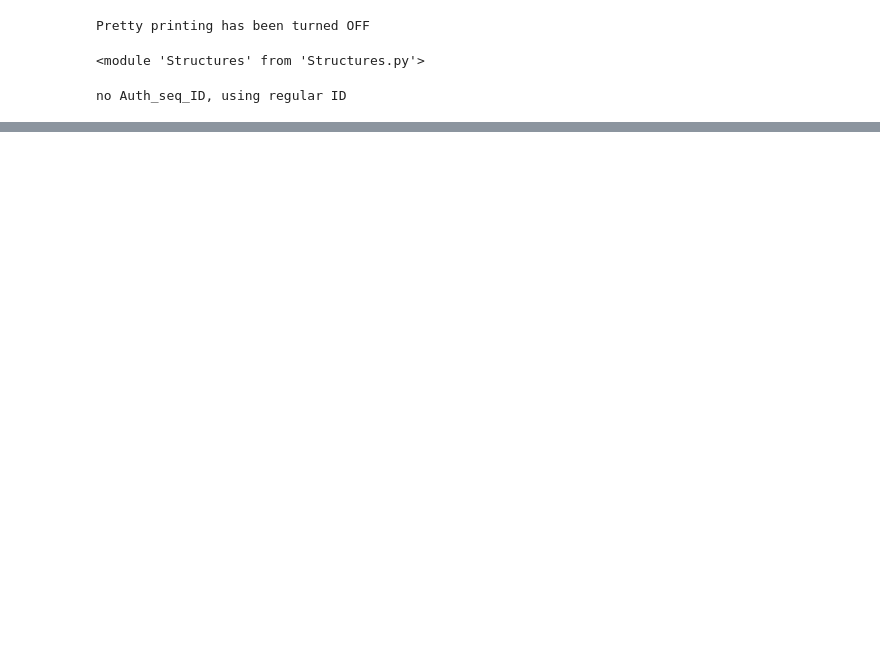
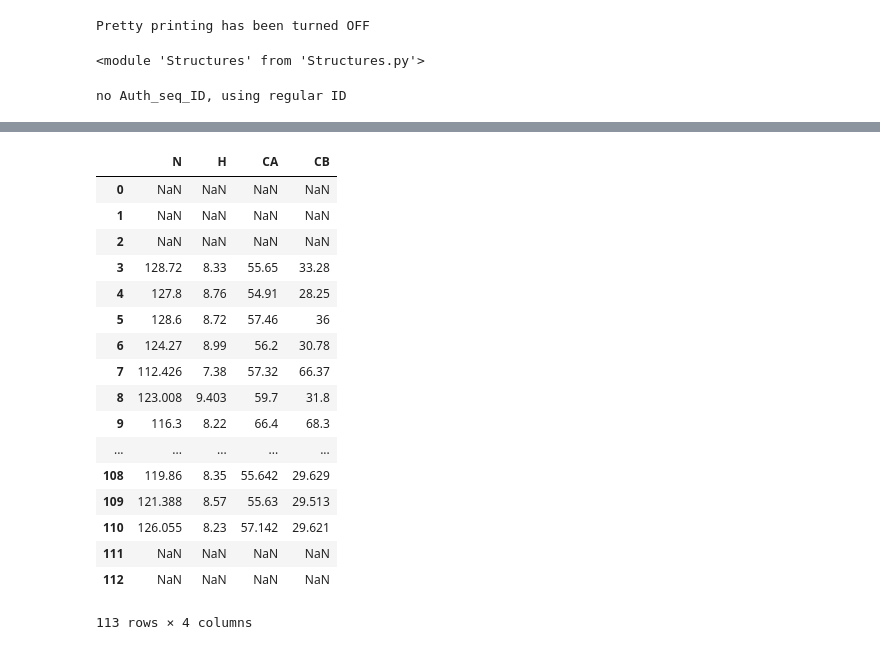
Before and after one commit to fsbravo/lipras, a Jupyter notebook: src/Structures_tests.ipynb, the cells around one changed output, grey strips where cells are left out. Drawn from its saved outputs; the diff is of its cells as text; code cells hidden in the pictures; blank space fills up the shorter version.

Commit message:
base structures work aside from optimization

```diff
--- a/src/Structures_tests.ipynb
+++ b/src/Structures_tests.ipynb
@@ -8,7 +10,7 @@ reload(Structures)
 # %% [output]
 <module 'Structures' from 'Structures.py'>
 # %%
-p = Structures.Protein('data/NMRStar/16850.txt', ppm_file=None)
+p = Structures.Protein(C.TESTS['16850']['bmrb'], ppm_file=None)
 # %% [output]
 no Auth_seq_ID, using regular ID
 # %%
@@ -82,0 +36,21 @@ e.expected['HNCA'].peaks[0].value
+# %%
+p.residues.loc[:, ['N', 'H', 'CA', 'CB']]
+# %% [output]
+|  | N | H | CA | CB |
+| 0 | NaN | NaN | NaN | NaN |
+| 1 | NaN | NaN | NaN | NaN |
+| 2 | NaN | NaN | NaN | NaN |
+| 3 | 128.72 | 8.33 | 55.65 | 33.28 |
+| 4 | 127.8 | 8.76 | 54.91 | 28.25 |
+| 5 | 128.6 | 8.72 | 57.46 | 36 |
+| 6 | 124.27 | 8.99 | 56.2 | 30.78 |
+| 7 | 112.426 | 7.38 | 57.32 | 66.37 |
+| 8 | 123.008 | 9.403 | 59.7 | 31.8 |
+| 9 | 116.3 | 8.22 | 66.4 | 68.3 |
+| ... | ... | ... | ... | ... |
+| 108 | 119.86 | 8.35 | 55.642 | 29.629 |
+| 109 | 121.388 | 8.57 | 55.63 | 29.513 |
+| 110 | 126.055 | 8.23 | 57.142 | 29.621 |
+| 111 | NaN | NaN | NaN | NaN |
+| 112 | NaN | NaN | NaN | NaN |
+113 rows × 4 columns
```
Also changed, not shown: parts of 24 cells of this notebook, 4 other files.
